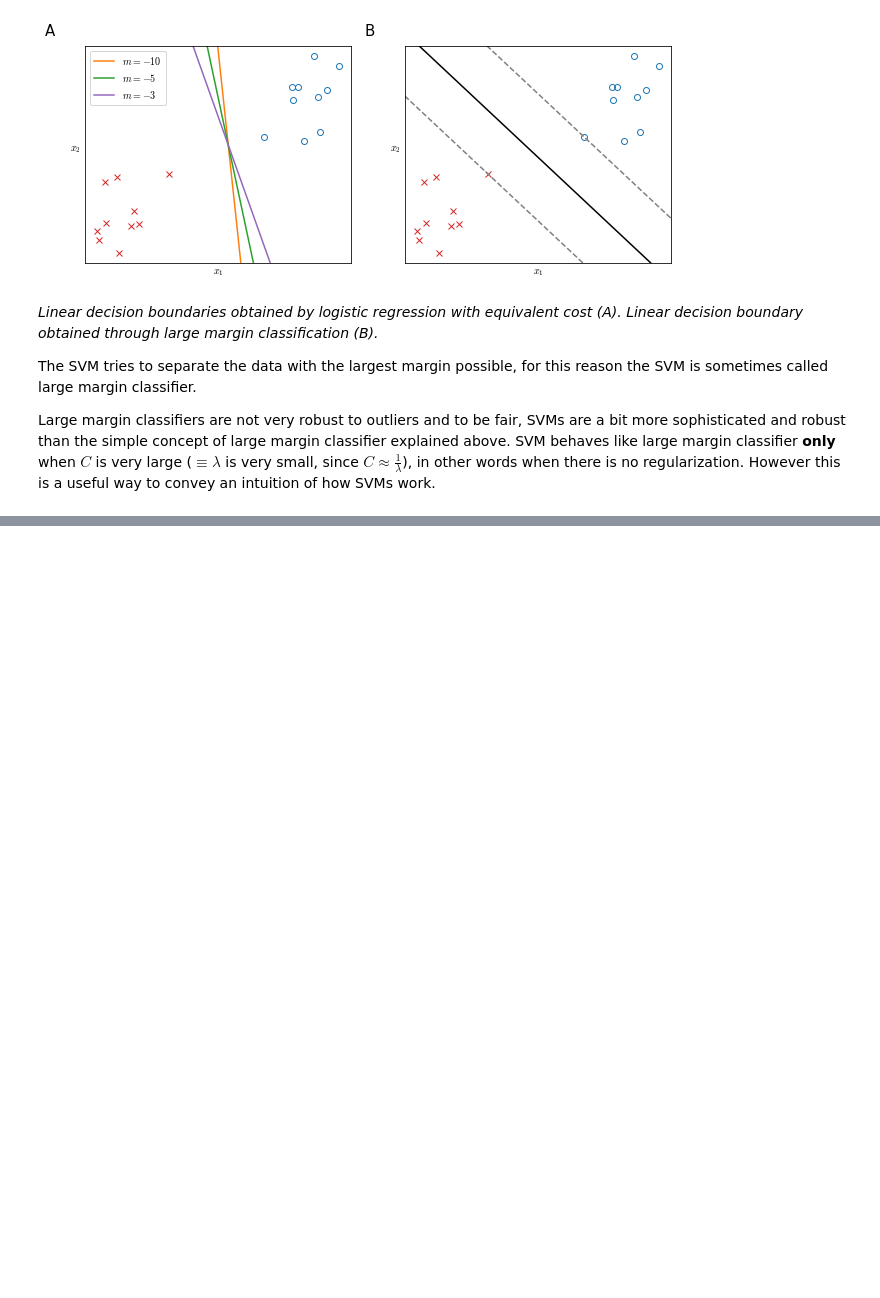
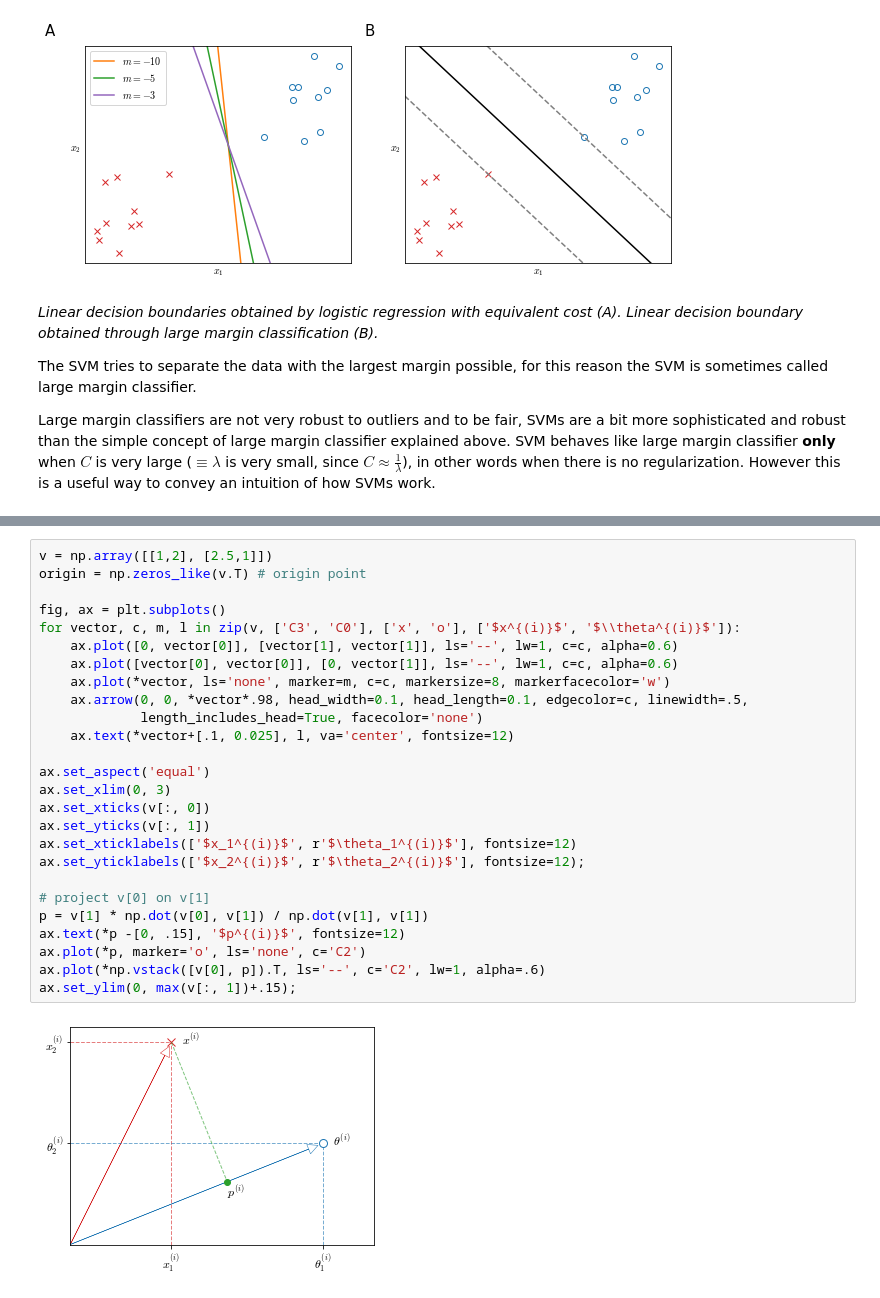
Before and after one commit to marnec/ML, a Jupyter notebook: ML-20-LargemarginClassification.ipynb, the cells around one changed output, grey strips where cells are left out. Saved outputs shown, nothing was run; the diff lists cells and outputs as text; blank space fills up the shorter version.

```diff
--- a/ML-20-LargemarginClassification.ipynb
+++ b/ML-20-LargemarginClassification.ipynb
@@ -209,0 +239,28 @@ Large margin classifiers are not very robust to outliers and to be fair, SVMs ar
+# %%
+v = np.array([[1,2], [2.5,1]])
+origin = np.zeros_like(v.T) # origin point
+
+fig, ax = plt.subplots()
+for vector, c, m, l in zip(v, ['C3', 'C0'], ['x', 'o'], ['$x^{(i)}$', '$\\theta^{(i)}$']):
+    ax.plot([0, vector[0]], [vector[1], vector[1]], ls='--', lw=1, c=c, alpha=0.6)
+    ax.plot([vector[0], vector[0]], [0, vector[1]], ls='--', lw=1, c=c, alpha=0.6)
+    ax.plot(*vector, ls='none', marker=m, c=c, markersize=8, markerfacecolor='w')
+    ax.arrow(0, 0, *vector*.98, head_width=0.1, head_length=0.1, edgecolor=c, linewidth=.5,
+             length_includes_head=True, facecolor='none')
+    ax.text(*vector+[.1, 0.025], l, va='center', fontsize=12)
+
+ax.set_aspect('equal')
+ax.set_xlim(0, 3)
+ax.set_xticks(v[:, 0])
+ax.set_yticks(v[:, 1])
+ax.set_xticklabels(['$x_1^{(i)}$', r'$\theta_1^{(i)}$'], fontsize=12)
+ax.set_yticklabels(['$x_2^{(i)}$', r'$\theta_2^{(i)}$'], fontsize=12);
+
+# project v[0] on v[1]
+p = v[1] * np.dot(v[0], v[1]) / np.dot(v[1], v[1])
+ax.text(*p -[0, .15], '$p^{(i)}$', fontsize=12)
+ax.plot(*p, marker='o', ls='none', c='C2')
+ax.plot(*np.vstack([v[0], p]).T, ls='--', c='C2', lw=1, alpha=.6)
+ax.set_ylim(0, max(v[:, 1])+.15);
+# %% [output]
+[figure, added]
```
Also changed, not shown: parts of 6 cells of this notebook.
